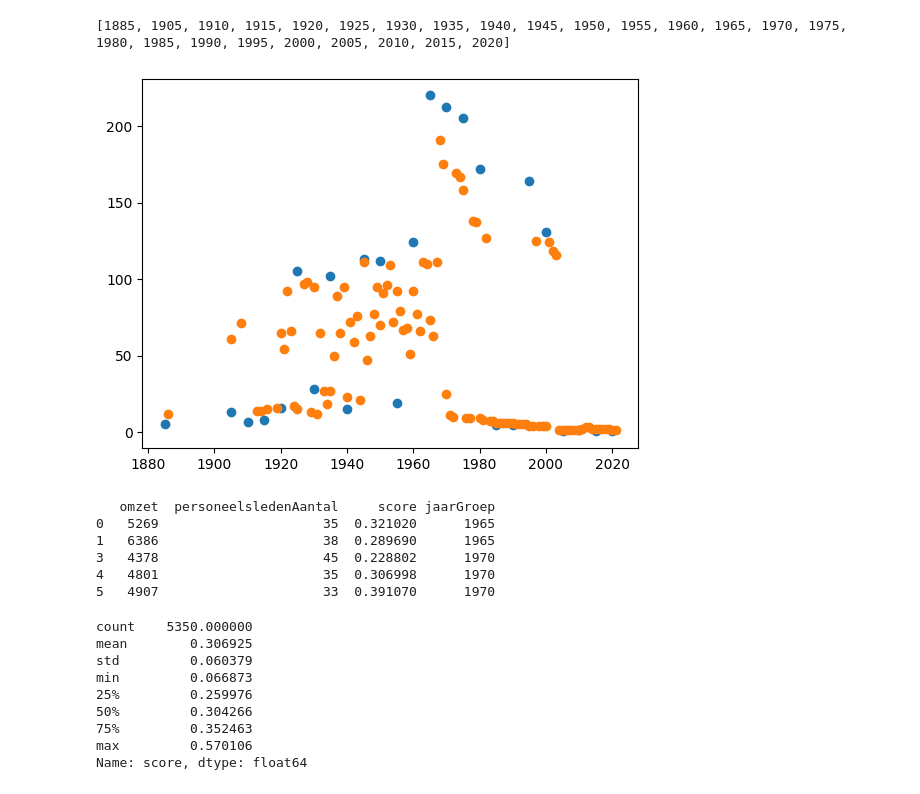
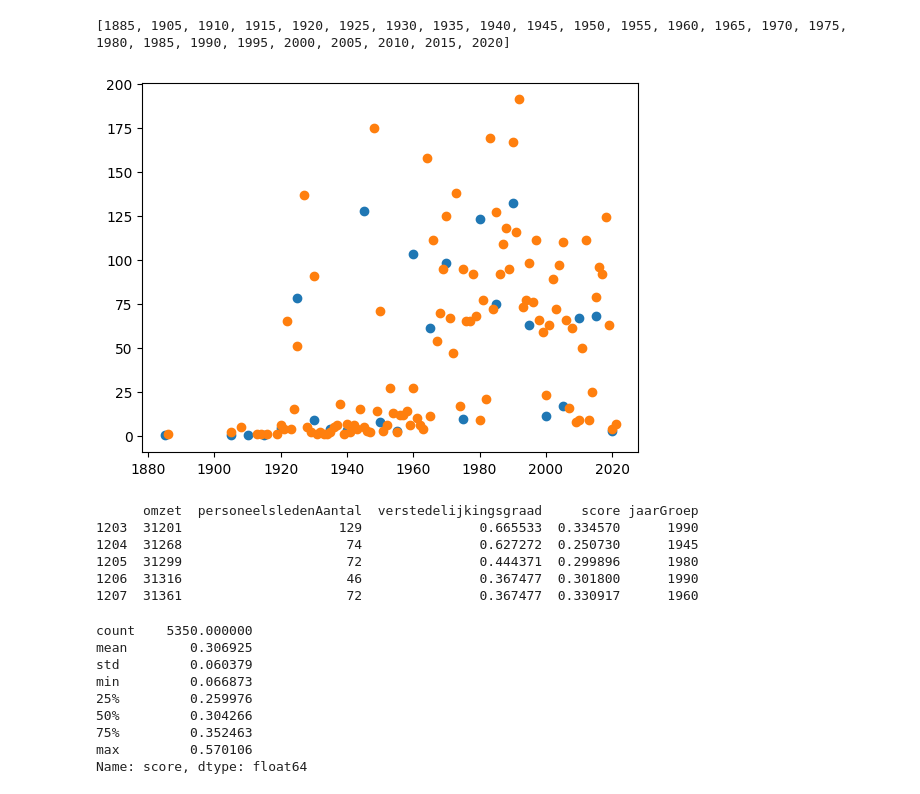
Before and after one commit to hannesroegiers/DEP_group_4, a Jupyter notebook: ml_model/Model.ipynb, the cells around one changed output. Drawn from its saved outputs; the diff is of its cells as text; code cells hidden in the pictures.

Commit message:
ML omzet klaar

```diff
--- a/ml_model/Model.ipynb
+++ b/ml_model/Model.ipynb
@@ -37,8 +49,16 @@ class MachinelearningData(pg_Base):
         __table__ = pg_Base.metadata.tables['machinelearningData']
 class Score(pg_Base):
         __table__ = pg_Base.metadata.tables['score']
+class Kmo(pg_Base):
+        __table__ = pg_Base.metadata.tables['kmo']
+class Gemeente(pg_Base):
+        __table__ = pg_Base.metadata.tables['gemeente']
 # %%
-ml_data = pd.read_sql(select(MachinelearningData).where(MachinelearningData.jaar == 2021),pg_conn)
+ml_data = pd.read_sql(select(MachinelearningData, Gemeente.verstedelijkingsgraad)
+    .join(Kmo, MachinelearningData.ondernemingsnummer == Kmo.ondernemingsnummer)
+    .join(Gemeente, Kmo.gemeente == Gemeente.deelgemeente)
+    .where(MachinelearningData.jaar == 2021),
+    pg_conn)
 score_data = pd.read_sql(select(Score),pg_conn)
 # %%
 # STAP 2: data visualiseren, statistieken bekijken, inzichten ophalen, zoeken naar correlaties
@@ -53,7 +73,7 @@ df = ml_data.join(average, how='inner', on="ondernemingsnummer")
 #   labels en data
 #   pipeline (missing values, scaling, onehotencoders, etc...)
 #verwijder onnodige kolommen en die waar de omzet 0 is
-df = df.dropna()
+# df = df.dropna()
 df = df.drop(['ondernemingsnummer','jaar'], axis=1)
 df = df[df['omzet'] != 0]
 print(df.describe())
@@ -74,12 +104,12 @@ df['jaarGroep'] = df['oprichtingsjaar'].apply(lambda x: (x//5)*5)
 # %%
 test = pd.DataFrame(df['jaarGroep'].value_counts())
 
-plt.scatter(x=df['jaarGroep'].unique(),y=test['jaarGroep']/3)
+plt.scatter(x=df['jaarGroep'].unique(),y=test['jaarGroep']/5)
 plt.scatter(x=df['oprichtingsjaar'].unique(),y=df['oprichtingsjaar'].value_counts())
 print(sorted(df['jaarGroep'].unique()))
 # %% [output]
 [1885, 1905, 1910, 1915, 1920, 1925, 1930, 1935, 1940, 1945, 1950, 1955, 1960, 1965, 1970, 1975, 1980, 1985, 1990, 1995, 2000, 2005, 2010, 2015, 2020]
-[figure, old version]
+[figure, new version]
 # %%
 df = df.drop('oprichtingsjaar', axis=1)
 # %%
@@ -87,10 +117,10 @@ df = df.drop('oprichtingsjaar', axis=1)
 df['jaarGroep'] = df['jaarGroep'].apply(lambda x: str(x))
 print(df.head(5))
 # %% [output]
-   omzet  personeelsledenAantal     score jaarGroep
-0   5269                     35  0.321020      1965
-1   6386                     38  0.289690      1965
-3   4378                     45  0.228802      1970
-4   4801                     35  0.306998      1970
-5   4907                     33  0.391070      1970
+      omzet  personeelsledenAantal  verstedelijkingsgraad     score jaarGroep
+1203  31201                    129               0.665533  0.334570      1990
+1204  31268                     74               0.627272  0.250730      1945
+1205  31299                     72               0.444371  0.299896      1980
+1206  31316                     46               0.367477  0.301800      1990
+1207  31361                     72               0.367477  0.330917      1960
 # %%
```
Also changed, not shown: parts of 10 cells of this notebook.
